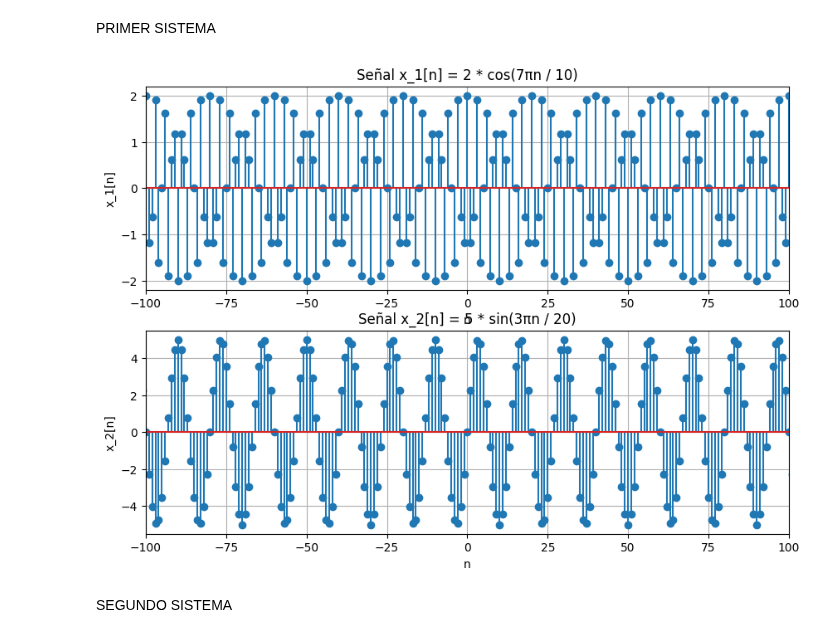
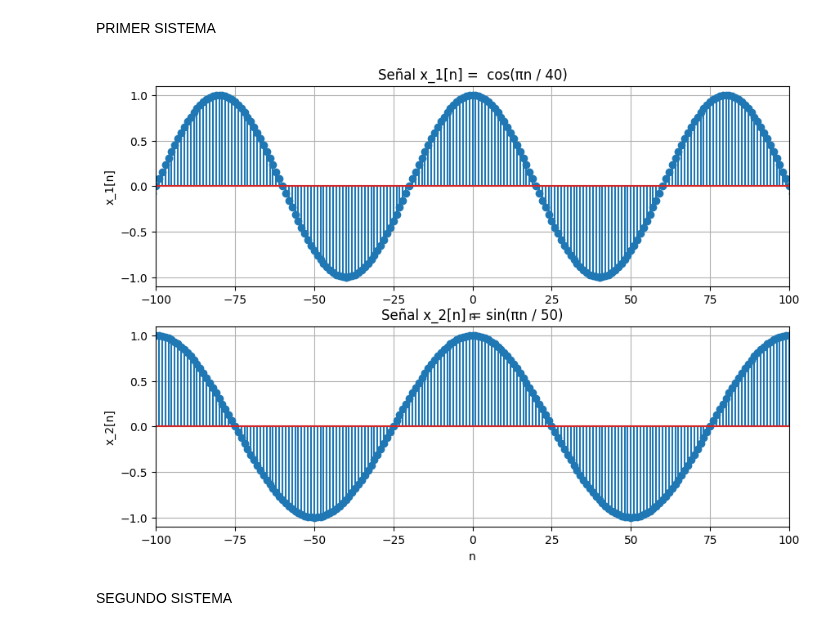
Before and after one commit to ExampleToFollow/PracticasPDS, a Jupyter notebook: Lab2/IF_Computacional_HineillCéspedes_20213704.ipynb, the cells around one changed output. Cells and saved outputs as stored; diff of their text form; code cells hidden in the pictures.

```diff
--- a/Lab2/IF_Computacional_HineillCéspedes_20213704.ipynb
+++ b/Lab2/IF_Computacional_HineillCéspedes_20213704.ipynb
@@ -27,36 +27,36 @@ PRIMER SISTEMA
 # %%
 #Para el primer Sistema
 #Importamos las librerias
 import numpy as np
 import matplotlib.pyplot as plt
 
 #Primero generamos las señales solicitadas y las gráficamos
 n = np.arange(-200,200)
-x_1 = 2*np.cos((7*np.pi/10) * (n) ) #LAS USAREMOS DE PRUEBA EN PREGUNTA 2
-x_2 = 5* np.sin( ( 3*np.pi/20 ) * n)
+x_1 = np.cos((np.pi/40) * (n) ) #LAS USAREMOS DE PRUEBA EN PREGUNTA 2
+x_2 = np.cos( (np.pi/50 ) * n)
 indices= n
 plt.figure(figsize=(10, 7))
 
 # Gráfico para x_1
 plt.subplot(2, 1, 1)
 plt.stem(n, x_1)
-plt.title('Señal x_1[n] = 2 * cos(7πn / 10)')
+plt.title('Señal x_1[n] =  cos(πn / 40)')
 plt.xlim([-100,100])
 plt.xlabel('n')
 plt.ylabel('x_1[n]')
 plt.grid(True)
 
 # Gráfico para x_2
 plt.subplot(2, 1, 2)
 plt.stem(n, x_2)
-plt.title('Señal x_2[n] = 5 * sin(3πn / 20)')
+plt.title('Señal x_2[n] = sin(πn / 50)')
 plt.xlabel('n')
 plt.xlim([-100,100])
 plt.ylabel('x_2[n]')
 plt.grid(True)
 plt.show()
 # %% [output]
-[figure, old version]
+[figure, new version]
 # %%
 #Definimos parámetros para probar la linealidad del sistema
 a2 = 1
```
Also changed, not shown: parts of 3 cells of this notebook, 1 other file.
